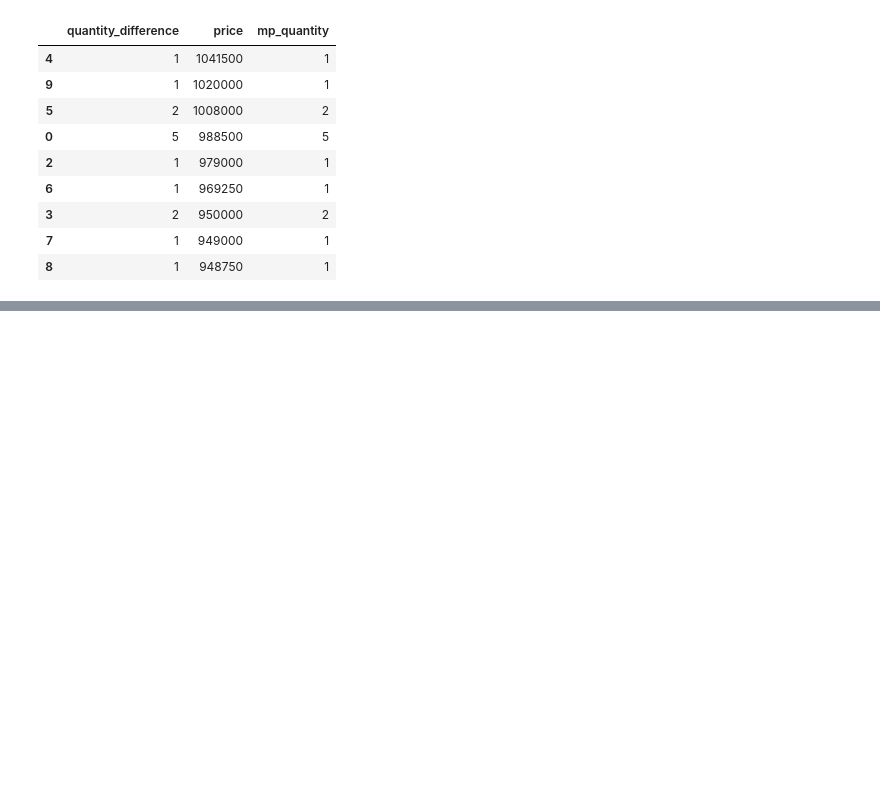
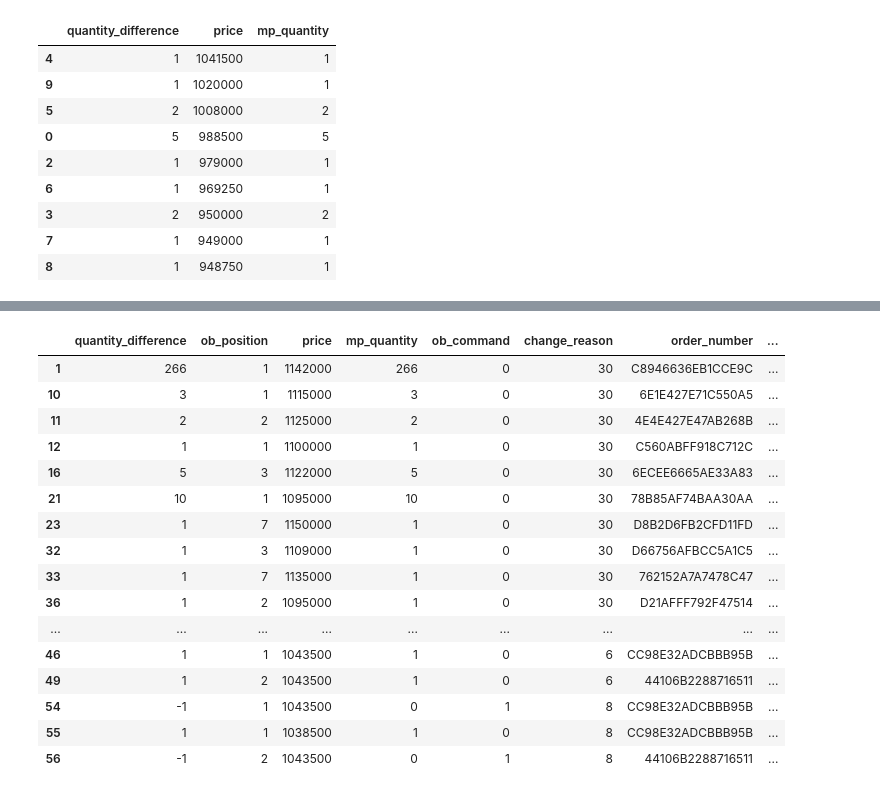
Before and after one commit to rorysroes/SGX-Full-OrderBook-Tick-Data-Trading-Strategy, a Jupyter notebook: sgx_tick_data_a50.ipynb, the cells around one changed output, grey strips where cells are left out. Saved outputs shown, nothing was run; the diff lists cells and outputs as text; code cells hidden in the pictures; blank space fills up the shorter version.

```diff
--- a/sgx_tick_data_a50.ipynb
+++ b/sgx_tick_data_a50.ipynb
@@ -355,0 +478,20 @@ b[0][['quantity_difference','price','mp_quantity']].sort(['price'],ascending = [
+# %%
+data_ask[['quantity_difference','ob_position','price','mp_quantity','ob_command','change_reason','order_number','bestprice']].head(20)
+# %% [output]
+|  | quantity_difference | ob_position | price | mp_quantity | ob_command | change_reason | order_number | ... |
+| 1 | 266 | 1 | 1142000 | 266 | 0 | 30 | C8946636EB1CCE9C | ... |
+| 10 | 3 | 1 | 1115000 | 3 | 0 | 30 | 6E1E427E71C550A5 | ... |
+| 11 | 2 | 2 | 1125000 | 2 | 0 | 30 | 4E4E427E47AB268B | ... |
+| 12 | 1 | 1 | 1100000 | 1 | 0 | 30 | C560ABFF918C712C | ... |
+| 16 | 5 | 3 | 1122000 | 5 | 0 | 30 | 6ECEE6665AE33A83 | ... |
+| 21 | 10 | 1 | 1095000 | 10 | 0 | 30 | 78B85AF74BAA30AA | ... |
+| 23 | 1 | 7 | 1150000 | 1 | 0 | 30 | D8B2D6FB2CFD11FD | ... |
+| 32 | 1 | 3 | 1109000 | 1 | 0 | 30 | D66756AFBCC5A1C5 | ... |
+| 33 | 1 | 7 | 1135000 | 1 | 0 | 30 | 762152A7A7478C47 | ... |
+| 36 | 1 | 2 | 1095000 | 1 | 0 | 30 | D21AFFF792F47514 | ... |
+| ... | ... | ... | ... | ... | ... | ... | ... | ... |
+| 46 | 1 | 1 | 1043500 | 1 | 0 | 6 | CC98E32ADCBBB95B | ... |
+| 49 | 1 | 2 | 1043500 | 1 | 0 | 6 | 44106B2288716511 | ... |
+| 54 | -1 | 1 | 1043500 | 0 | 1 | 8 | CC98E32ADCBBB95B | ... |
+| 55 | 1 | 1 | 1038500 | 1 | 0 | 8 | CC98E32ADCBBB95B | ... |
+| 56 | -1 | 2 | 1043500 | 0 | 1 | 8 | 44106B2288716511 | ... |
```
Also changed, not shown: parts of 23 cells of this notebook.
